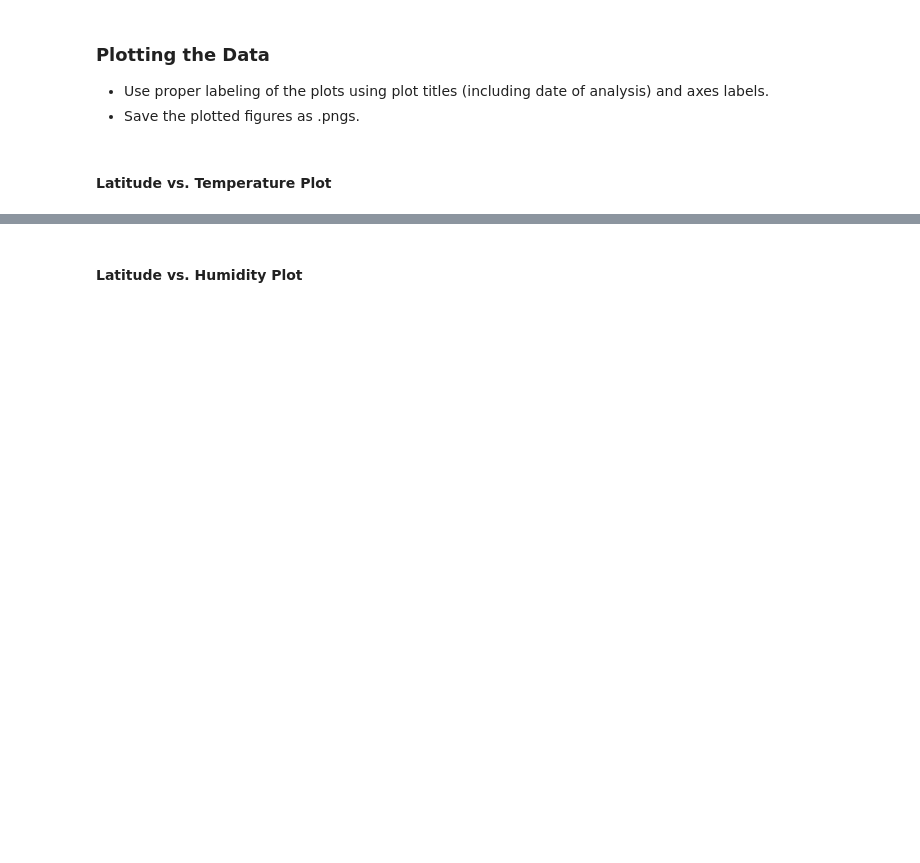
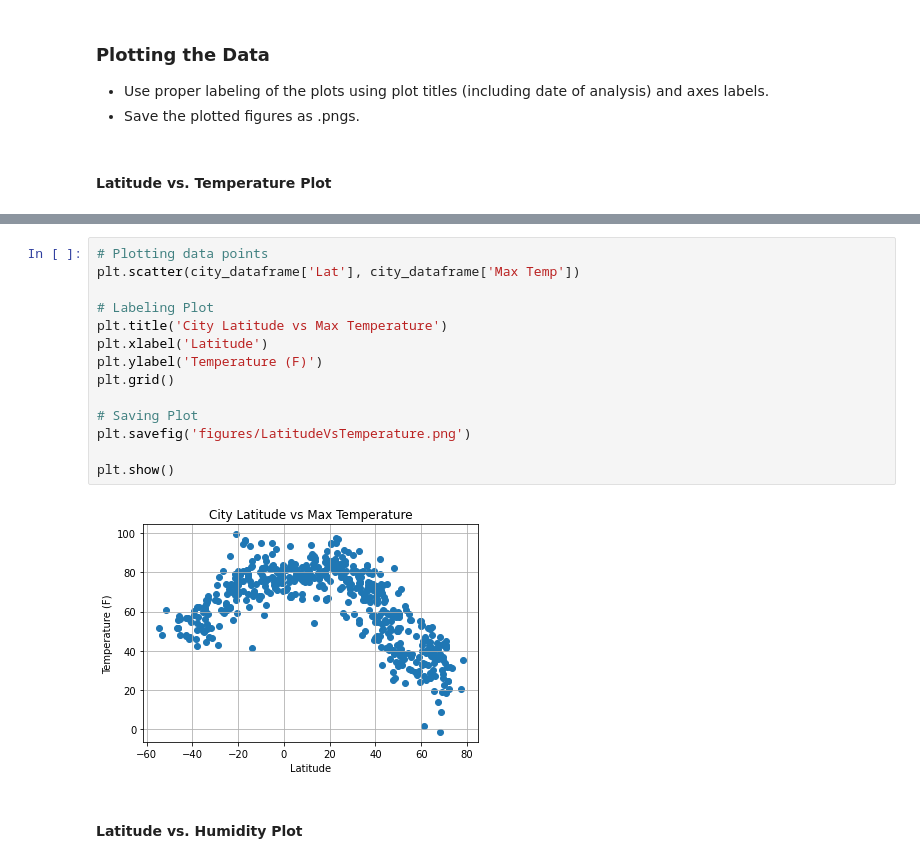
Before and after one commit to TheoF-C/python-api-challenge, a Jupyter notebook: WeatherPy/WeatherPy.ipynb, the cells around one changed output, grey strips where cells are left out. Cells and saved outputs as stored; diff of their text form; blank space fills up the shorter version.

```diff
--- a/WeatherPy/WeatherPy.ipynb
+++ b/WeatherPy/WeatherPy.ipynb
@@ -136,2 +126,18 @@ city_dataframe.head(5)
+# %%
+# Plotting data points
+plt.scatter(city_dataframe['Lat'], city_dataframe['Max Temp'])
+
+# Labeling Plot
+plt.title('City Latitude vs Max Temperature')
+plt.xlabel('Latitude')
+plt.ylabel('Temperature (F)')
+plt.grid()
+
+# Saving Plot
+plt.savefig('figures/LatitudeVsTemperature.png')
+
+plt.show()
+# %% [output]
+[figure, added]
 # %% [markdown]
 #### Latitude vs. Humidity Plot
```
Also changed, not shown: parts of 8 cells of this notebook, 5 other files.
